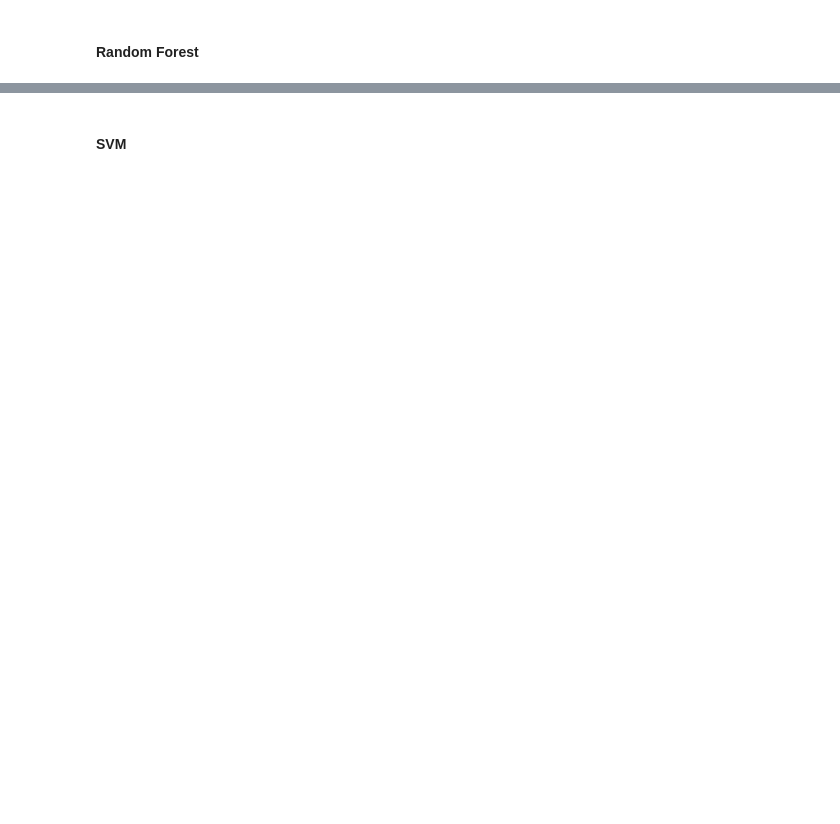
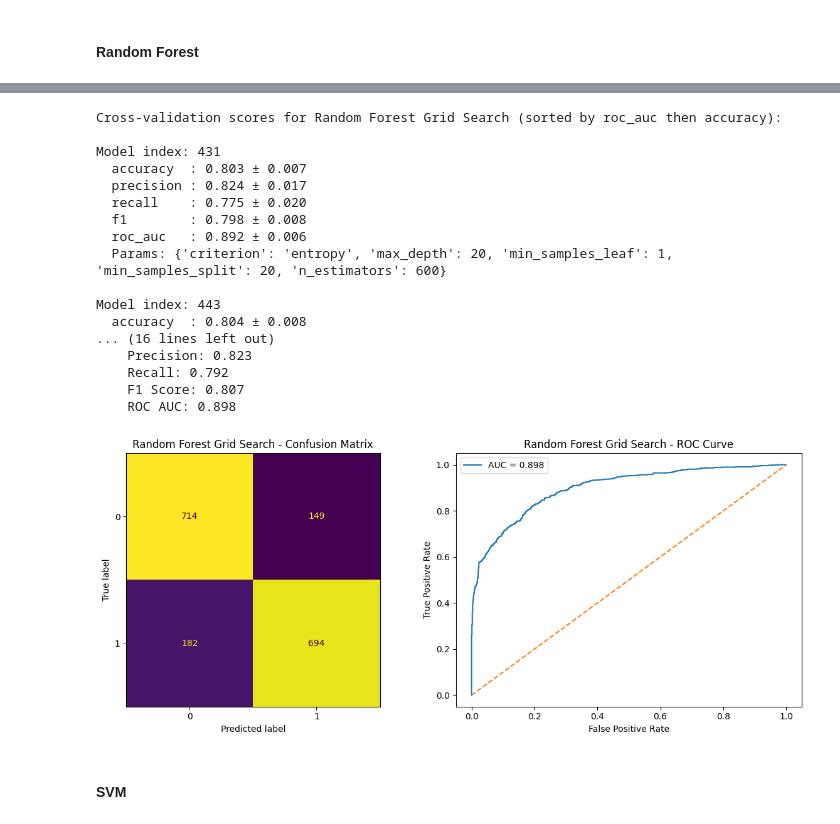
Before and after one commit to YarinArava/SpaceShipTitanic_FinalProject, a Jupyter notebook: Spaceship_Titanic_corrected.ipynb, the cells around one changed output, grey strips where cells are left out. Saved outputs shown, nothing was run; the diff lists cells and outputs as text; code cells hidden in the pictures; blank space fills up the shorter version.

```diff
--- a/Spaceship_Titanic_corrected.ipynb
+++ b/Spaceship_Titanic_corrected.ipynb
@@ -2313,4 +2272,48 @@ Cross-validation scores for Random Forest (best by roc_auc):
 [figure]
+# %%
+rf_grid = RandomForestClassifier()
+param_grid_rf = {
+    "n_estimators": [200, 400, 600],
+    "criterion": ["gini", "entropy"],
+    "max_depth": [None, 10, 20, 30, 50],
+    "min_samples_split": [2, 5, 10, 20, 30],
+    "min_samples_leaf": [1, 2, 5, 10]
+}
+cv_tune = RepeatedStratifiedKFold(n_splits=5, n_repeats=2)
+
+RF_search, RF_best_model, RF_best_params, RF_cv_results_grid \
+    = evaluate_model(rf_grid, param_grid_rf, X_train, y_train, cv=cv_tune)
+
+print_scores_roc_acc("Random Forest Grid Search", RF_cv_results_grid)
+
+# Visualize performance of the best Random Forest model on the test set
+test_pred = RF_best_model.predict(X_test)
+test_prob = RF_best_model.predict_proba(X_test)[:, 1]
+
+print("\nTest set performance for Random Forest:")
+RF_reslist = comp_all_scores(y_test, test_pred, test_prob)
+plot_cm_and_roc(y_test, test_pred, test_prob, model_name="Random Forest Grid Search")
+
+tests_results['Random Forest Grid Search'] = RF_reslist
+# %% [output]
+Cross-validation scores for Random Forest Grid Search (sorted by roc_auc then accuracy):
+
+Model index: 431
+  accuracy  : 0.803 ± 0.007
+  precision : 0.824 ± 0.017
+  recall    : 0.775 ± 0.020
+  f1        : 0.798 ± 0.008
+  roc_auc   : 0.892 ± 0.006
+  Params: {'criterion': 'entropy', 'max_depth': 20, 'min_samples_leaf': 1, 'min_samples_split': 20, 'n_estimators': 600}
+
+Model index: 443
+  accuracy  : 0.804 ± 0.008
+... (16 lines left out)
+    Precision: 0.823
+    Recall: 0.792
+    F1 Score: 0.807
+    ROC AUC: 0.898
+[figure, added]
 # %% [markdown]
 #### **SVM**
 # %%
```
Also changed, not shown: parts of 22 cells of this notebook, 3 other files.
